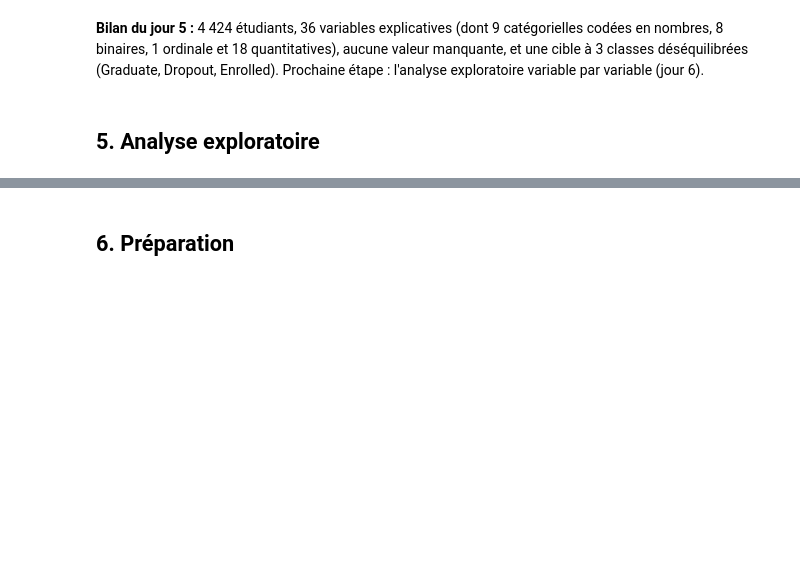
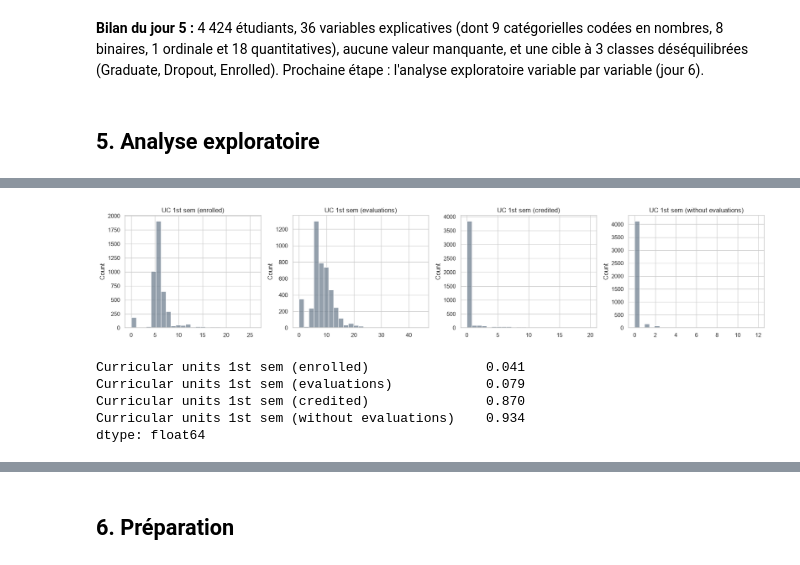
Before and after one commit to TheGoatLucien/ANN-playground, a Jupyter notebook: ann_playground.ipynb, the cells around one changed output, grey strips where cells are left out. Drawn from its saved outputs; the diff is of its cells as text; code cells hidden in the pictures; blank space fills up the shorter version.

```diff
--- a/ann_playground.ipynb
+++ b/ann_playground.ipynb
@@ -401,0 +491,5 @@ Name: count, dtype: int64
+# %%
+for col in cols:
+    print(f"{col:40s} part de zéros : {(df[col] == 0).mean():.1%}")
+note = df["Curricular units 2nd sem (grade)"]
+print("\nPlus petite note non nulle au 2e semestre :", note[note > 0].min())
@@ -401,0 +510,16 @@ Name: count, dtype: int64
+# %%
+cols = ["Curricular units 1st sem (enrolled)", "Curricular units 1st sem (evaluations)",
+        "Curricular units 1st sem (credited)", "Curricular units 1st sem (without evaluations)"]
+fig, axes = plt.subplots(1, 4, figsize=(18, 3.8))
+for ax, col in zip(axes, cols):
+    sns.histplot(df[col], bins=25, ax=ax, color="slategray")
+    ax.set(title=col.replace("Curricular units ", "UC "), xlabel="")
+sauver("j6_numeriques_unites_inscrites_evaluations")
+print((df[cols] == 0).mean().round(3))
+# %% [output]
+[figure, added]
+Curricular units 1st sem (enrolled)               0.041
+Curricular units 1st sem (evaluations)            0.079
+Curricular units 1st sem (credited)               0.870
+Curricular units 1st sem (without evaluations)    0.934
+dtype: float64
```
Also changed, not shown: parts of 28 cells of this notebook, 7 other files.
